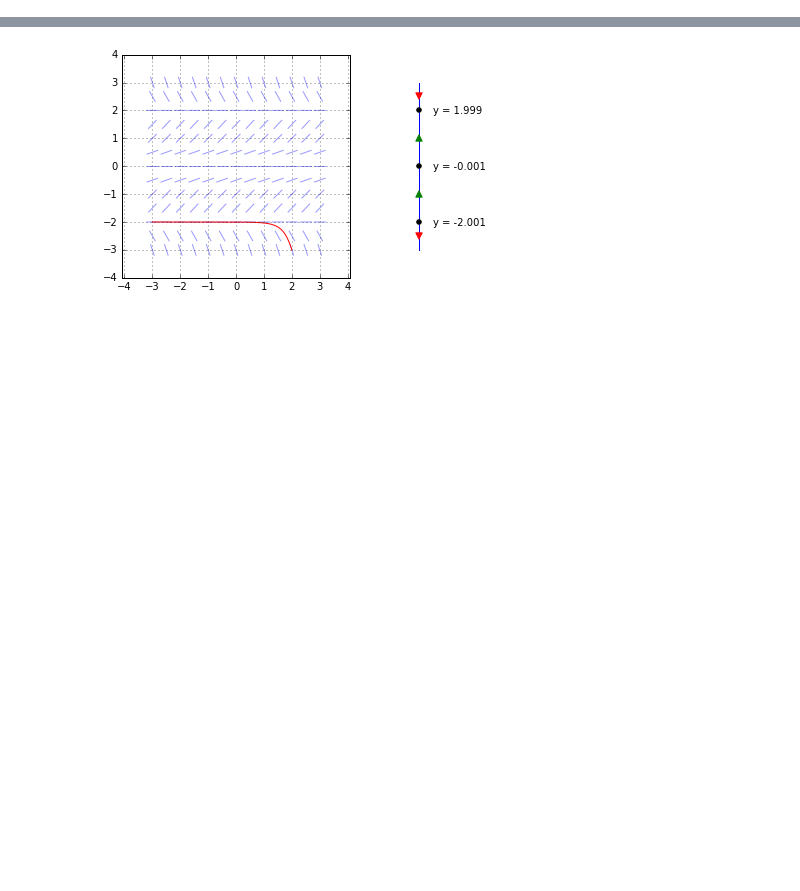
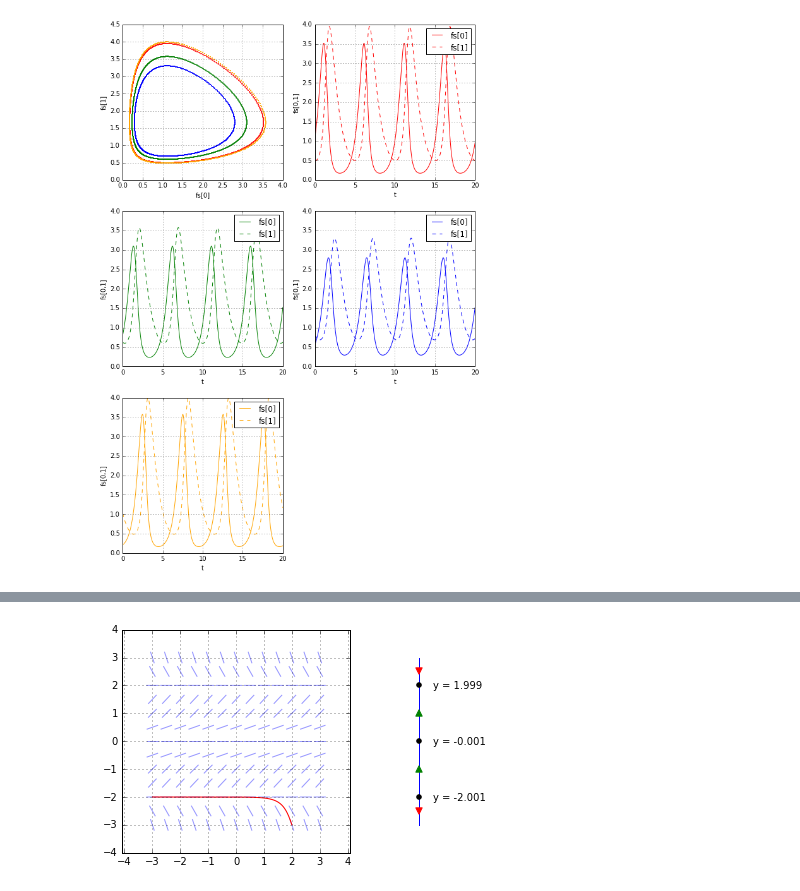
Before and after one commit to joyofdata/differential-equations, a Jupyter notebook: playground.ipynb, the cells around one changed output, grey strips where cells are left out. Drawn from its saved outputs; the diff is of its cells as text; code cells hidden in the pictures; blank space fills up the shorter version.

```diff
--- a/playground.ipynb
+++ b/playground.ipynb
@@ -11,3 +17,21 @@ def f2(y):
 # %%
 def f3(y, c):
     return c - y**2
+# %%
+a = 2
+b = 1.2
+c = 1
+d = 0.9
+
+def pp(ys, t):
+    return [
+        a*ys[0] - b*ys[0]*ys[1],
+        -c*ys[1] + d*ys[0]*ys[1]
+    ]
+# %%
+plot_solution_and_components(pp,
+    ics=[(10,[1,0.5]), (10,[1.1,0.6]), (10,[0.9,0.7]), (10,[0.2,1.1])],
+    args=None,
+    t_lim=(0,20), y_lims=[(0,4),(0,4.5)], t_del=0.01)
+# %% [output]
+[figure, added]
```
Also changed, not shown: parts of 5 cells of this notebook, 2 other files.
